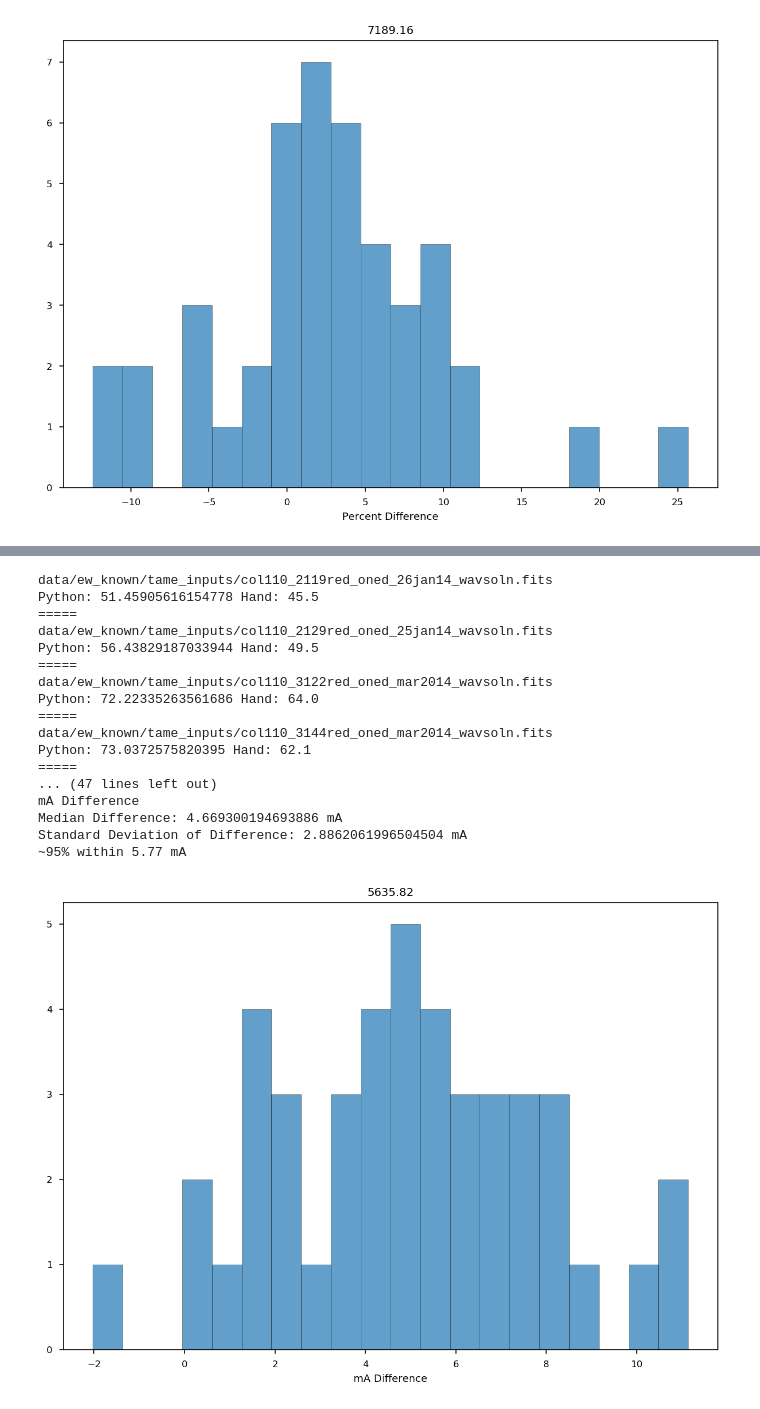
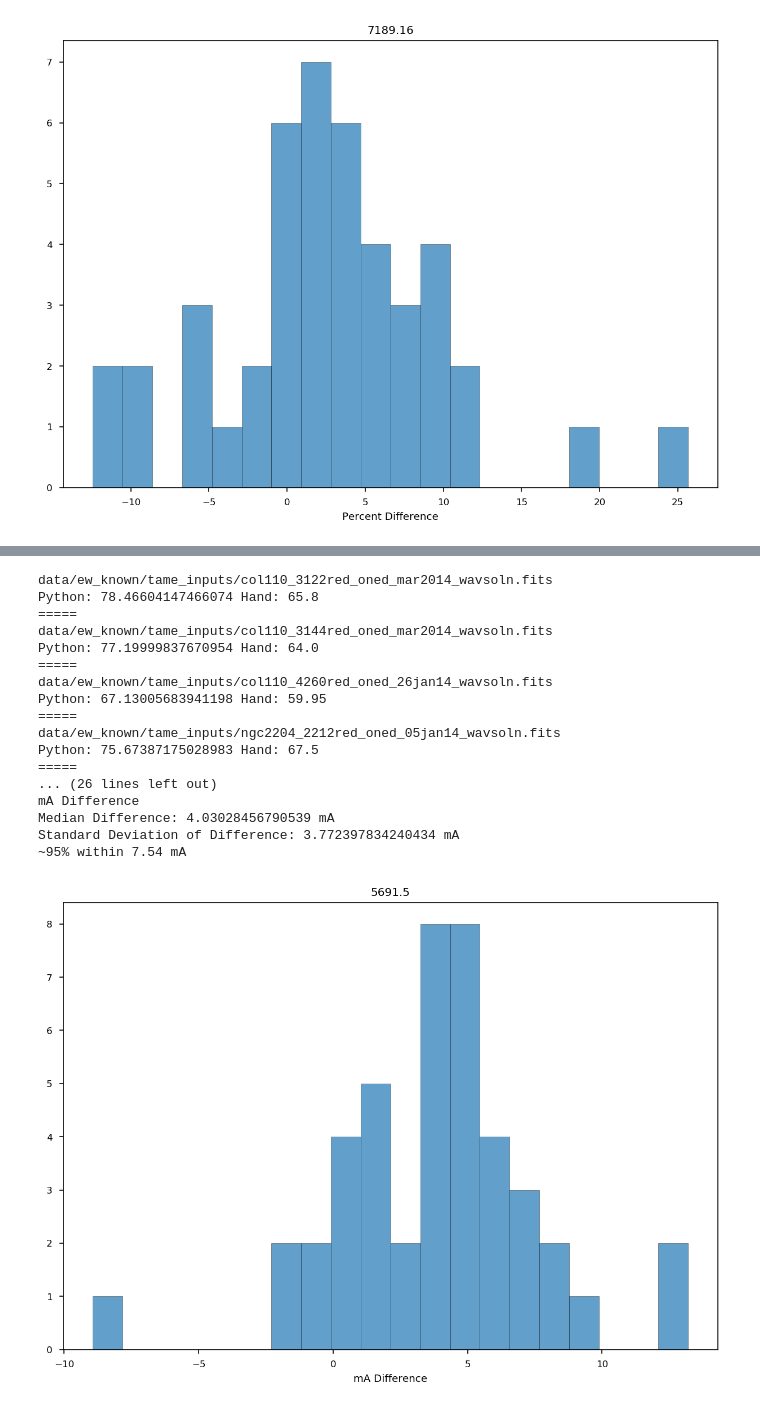
Before and after one commit to jkcarlberg/redgiant_planethosts, a Jupyter notebook: auto_eqw.ipynb, the cells around one changed output, grey strips where cells are left out. Saved outputs shown, nothing was run; the diff lists cells and outputs as text; code cells hidden in the pictures.

```diff
--- a/auto_eqw.ipynb
+++ b/auto_eqw.ipynb
@@ -384,9 +384,9 @@ Standard Deviation of Difference: 7.21591304211268%
 ~95% within 14.43%
 [figure]
 # %%
-line = 5536.58 #5307.36
+line = 6481.87 #5307.36
 width = 10 #Distance from the line on both sides to sample the local continuum from
-percent_difference = False
+percent_difference = True
 
 diff = []
 for row in disp_df.iterrows():
@@ -430,7 +430,7 @@ for row in disp_df.iterrows():
 
     #Fit a gaussian to the line, this may be too simplistic for blended lines
     with suppress_stdout(): #Suppress some annoying info messages that don't translate well to automation
-        sp.specfit(fittype='gaussian', guesses = [-0.3, line, 0.15], exclude= [0,line-0.1, line+0.2, line+5000])
+        sp.specfit(fittype='gaussian', guesses = [-0.3, line, 0.15], exclude= [0,line-0.2, line+0.13, line+5000])
     #print(sp.specfit.parinfo)
 
     #Measure the Equivalent Width of the gaussian line fit against the normalized baseline
@@ -486,5 +489,5 @@ Standard Deviation of Difference: 3.8458825012205877 mA
 # %%
-line_cen = 5635.82 #5307.36
+line_cen = 5691.5 #5307.36
 width = 10 #Distance from the line on both sides to sample the local continuum from
 percent_difference = False
 
@@ -530,7 +533,7 @@ for row in disp_df.iterrows():
 
     #Fit a gaussian to the line, this may be too simplistic for blended lines
     with suppress_stdout(): #Suppress some annoying info messages that don't translate well to automation
-        sp.specfit(fittype='gaussian', guesses = [-0.3, line_cen, 0.15, -0.1, line_cen+0.4, 0.15], exclude= [0,line_cen-0.18, line_cen+0.6, line_cen+5000], show_components=True)
+        sp.specfit(fittype='gaussian', guesses = [-0.3, line_cen, 0.15], exclude= [0,line_cen-0.2, line_cen+0.12, line_cen+5000], show_components=True)
     #print(sp.specfit.parinfo)
 
     #Measure the Equivalent Width of the gaussian line fit against the normalized baseline
@@ -545,43 +548,43 @@ for row in disp_df.iterrows():
         print("=====")
     if percent_difference:
         diff.append(((EQW-byhand_eqw)/byhand_eqw) * 100) #Percent Difference
     else:
         diff.append(EQW-byhand_eqw) #mA Difference
 fig = plt.figure(figsize=(10,7), dpi = 150)
 plt.hist(diff,histtype='bar',ec='black',alpha=0.7,color = plt.cm.tab20(0),bins=20)
 plt.title(line_cen)
 if percent_difference:
     plt.xlabel("Percent Difference")
 else:
         plt.xlabel("mA Difference")
 plt.title(line_cen)
 print("Line Statistics")
 print("===============")
 if percent_difference:
     print("Percent Difference")
     symbol = "%"
 else:
     print("mA Difference")
     symbol = " mA"
 print("Median Difference: {}{}".format(np.median(diff),symbol))
 print("Standard Deviation of Difference: {}{}".format(np.std(diff), symbol))
 print("~95% within {}{}".format(np.round(2*np.std(diff), 2), symbol))
 # %% [output]
-data/ew_known/tame_inputs/col110_2119red_oned_26jan14_wavsoln.fits
-Python: 51.45905616154778 Hand: 45.5
-=====
-data/ew_known/tame_inputs/col110_2129red_oned_25jan14_wavsoln.fits
-Python: 56.43829187033944 Hand: 49.5
-=====
 data/ew_known/tame_inputs/col110_3122red_oned_mar2014_wavsoln.fits
-Python: 72.22335263561686 Hand: 64.0
+Python: 78.46604147466074 Hand: 65.8
 =====
 data/ew_known/tame_inputs/col110_3144red_oned_mar2014_wavsoln.fits
-Python: 73.0372575820395 Hand: 62.1
+Python: 77.19999837670954 Hand: 64.0
 =====
-... (47 lines left out)
+data/ew_known/tame_inputs/col110_4260red_oned_26jan14_wavsoln.fits
+Python: 67.13005683941198 Hand: 59.95
+=====
+data/ew_known/tame_inputs/ngc2204_2212red_oned_05jan14_wavsoln.fits
+Python: 75.67387175028983 Hand: 67.5
+=====
+... (26 lines left out)
 mA Difference
-Median Difference: 4.669300194693886 mA
-Standard Deviation of Difference: 2.8862061996504504 mA
-~95% within 5.77 mA
+Median Difference: 4.03028456790539 mA
+Standard Deviation of Difference: 3.772397834240434 mA
+~95% within 7.54 mA
-[figure, old version]
+[figure, new version]
```
Also changed, not shown: parts of 1 cell of this notebook.
